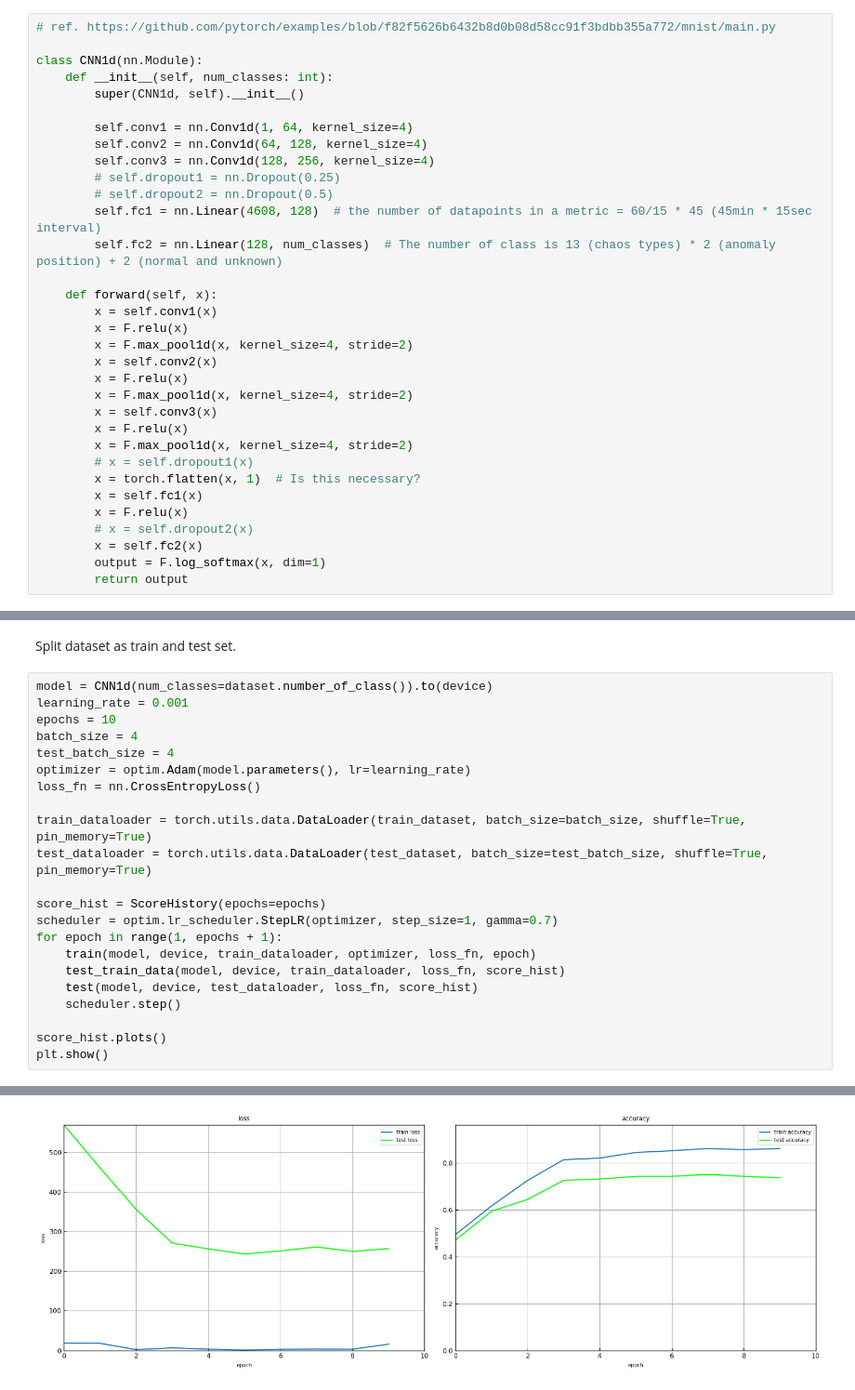
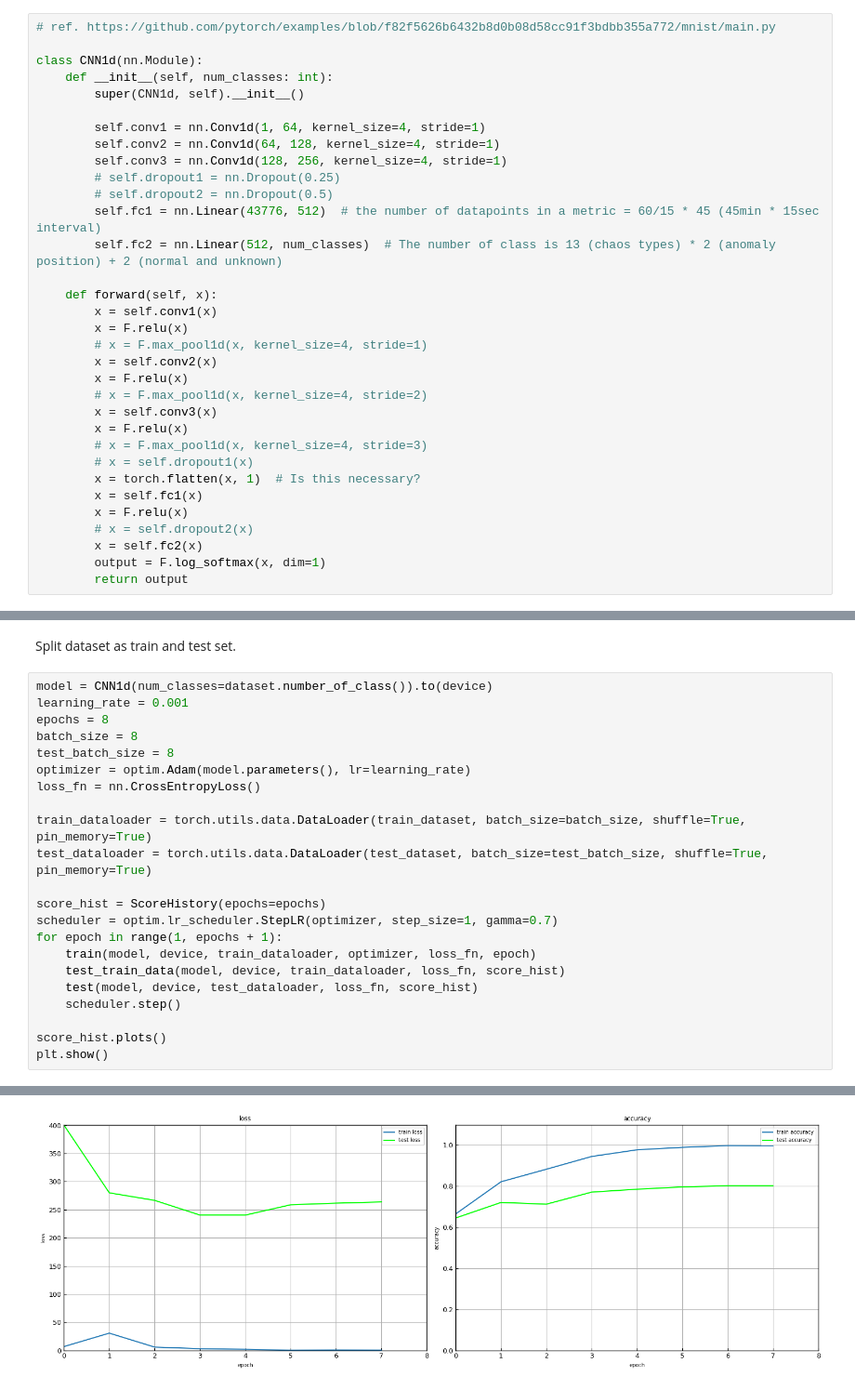
Before and after one commit to XuRepository/meltria-analyzer, a Jupyter notebook: notebooks/cnn_based_learning_anomaly_patterns.ipynb, the cells around one changed output, grey strips where cells are left out. Shown at 93% size. Drawn from its saved outputs; the diff is of its cells as text.

```diff
--- a/notebooks/cnn_based_learning_anomaly_patterns.ipynb
+++ b/notebooks/cnn_based_learning_anomaly_patterns.ipynb
@@ -84,24 +84,24 @@ class CNN1d(nn.Module):
     def __init__(self, num_classes: int):
         super(CNN1d, self).__init__()
 
-        self.conv1 = nn.Conv1d(1, 64, kernel_size=4)
-        self.conv2 = nn.Conv1d(64, 128, kernel_size=4)
-        self.conv3 = nn.Conv1d(128, 256, kernel_size=4)
+        self.conv1 = nn.Conv1d(1, 64, kernel_size=4, stride=1)
+        self.conv2 = nn.Conv1d(64, 128, kernel_size=4, stride=1)
+        self.conv3 = nn.Conv1d(128, 256, kernel_size=4, stride=1)
         # self.dropout1 = nn.Dropout(0.25)
         # self.dropout2 = nn.Dropout(0.5)
-        self.fc1 = nn.Linear(4608, 128)  # the number of datapoints in a metric = 60/15 * 45 (45min * 15sec interval)
-        self.fc2 = nn.Linear(128, num_classes)  # The number of class is 13 (chaos types) * 2 (anomaly position) + 2 (normal and unknown)
+        self.fc1 = nn.Linear(43776, 512)  # the number of datapoints in a metric = 60/15 * 45 (45min * 15sec interval)
+        self.fc2 = nn.Linear(512, num_classes)  # The number of class is 13 (chaos types) * 2 (anomaly position) + 2 (normal and unknown)
 
     def forward(self, x):
         x = self.conv1(x)
         x = F.relu(x)
-        x = F.max_pool1d(x, kernel_size=4, stride=2)
+        # x = F.max_pool1d(x, kernel_size=4, stride=1)
         x = self.conv2(x)
         x = F.relu(x)
-        x = F.max_pool1d(x, kernel_size=4, stride=2)
+        # x = F.max_pool1d(x, kernel_size=4, stride=2)
         x = self.conv3(x)
         x = F.relu(x)
-        x = F.max_pool1d(x, kernel_size=4, stride=2)
+        # x = F.max_pool1d(x, kernel_size=4, stride=3)
         # x = self.dropout1(x)
         x = torch.flatten(x, 1)  # Is this necessary?
         x = self.fc1(x)
@@ -269,9 +262,9 @@ Split dataset as train and test set.
 # %%
 model = CNN1d(num_classes=dataset.number_of_class()).to(device)
 learning_rate = 0.001
-epochs = 10
-batch_size = 4
-test_batch_size = 4
+epochs = 8
+batch_size = 8
+test_batch_size = 8
 optimizer = optim.Adam(model.parameters(), lr=learning_rate)
 loss_fn = nn.CrossEntropyLoss()
 
@@ -312 +301 @@ Test set: Average loss: 256.9181, Accuracy: 263/357 (74%)
-[figure, old version]
+[figure, new version]
```
Also changed, not shown: parts of 4 cells of this notebook.
